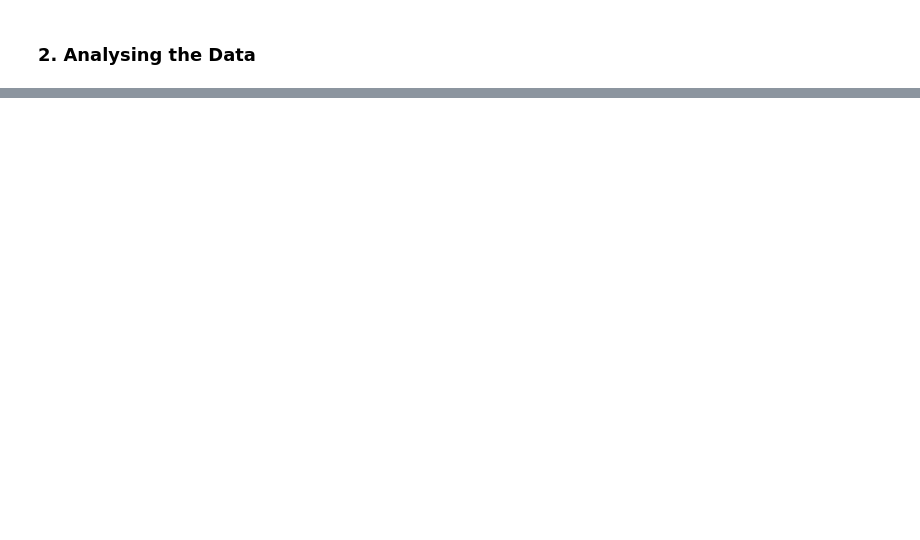
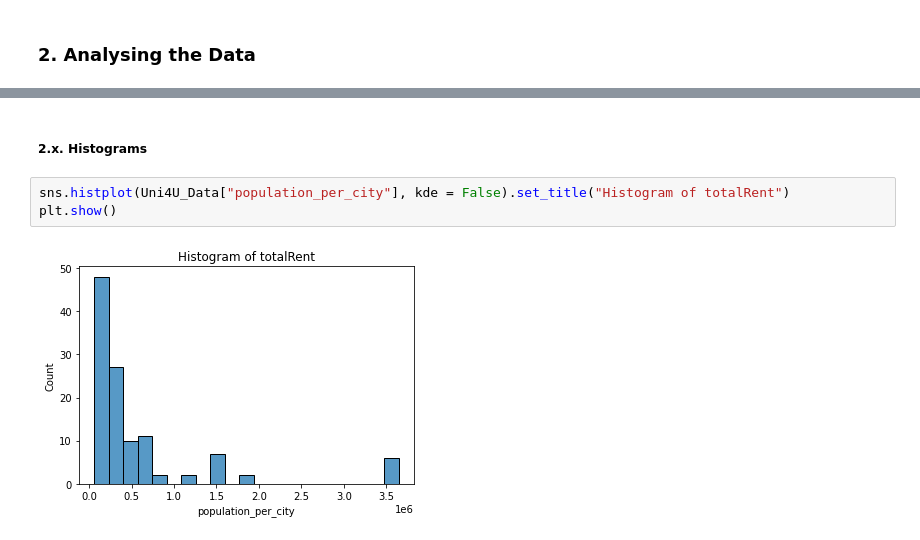
Before and after one commit to reemakk/group-3, a Jupyter notebook: Data_analysis.ipynb, the cells around one changed output, grey strips where cells are left out. Saved outputs shown, nothing was run; the diff lists cells and outputs as text; blank space fills up the shorter version.

```diff
--- a/Data_analysis.ipynb
+++ b/Data_analysis.ipynb
@@ -51,0 +200,7 @@ population_only_adjusteddata=pd.read_excel(r"data\Adjusted_Population_Data.xlsx"
+# %% [markdown]
+##### 2.x. Histograms
+# %%
+sns.histplot(Uni4U_Data["population_per_city"], kde = False).set_title("Histogram of totalRent")
+plt.show()
+# %% [output]
+[figure, added]
```
Also changed, not shown: parts of 32 cells of this notebook, 1 other file.
